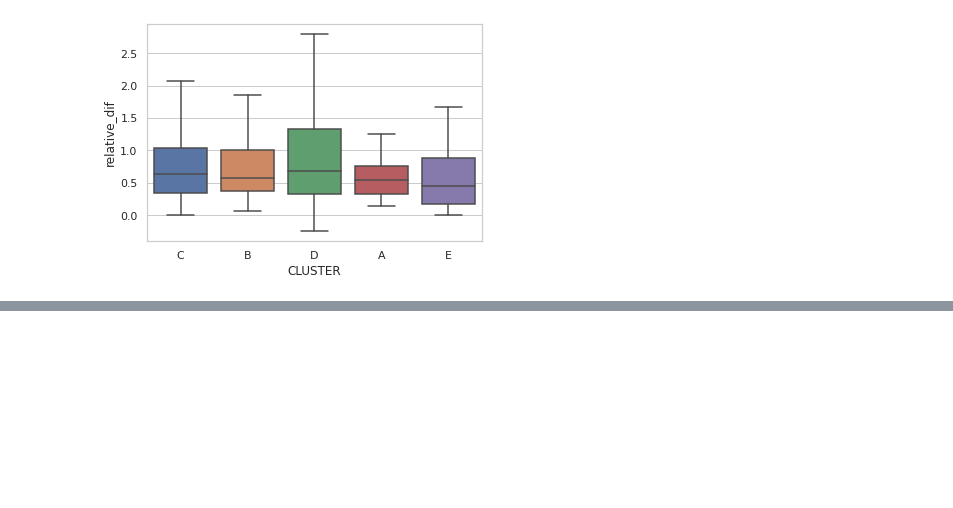
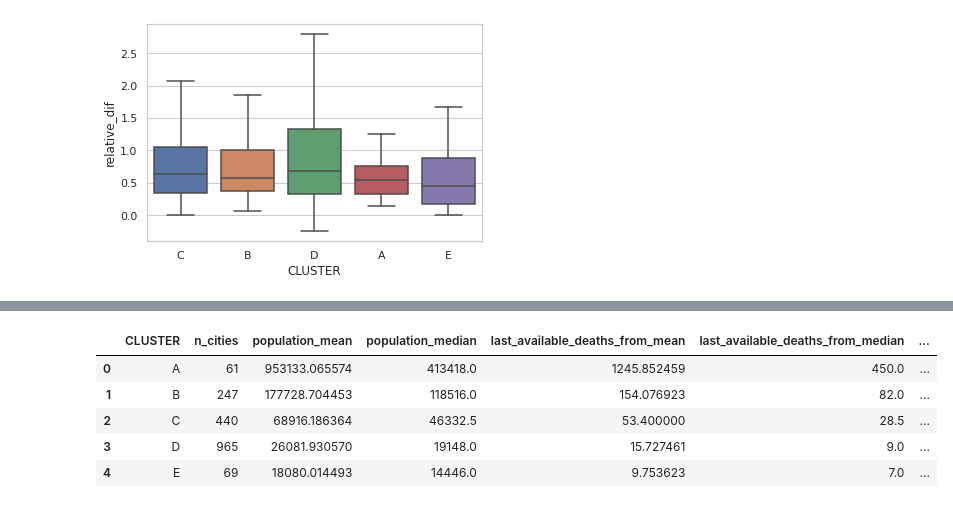
Before and after one commit to mirianbatista/covid-fatores, a Jupyter notebook: verao_covid.ipynb, the cells around one changed output, grey strips where cells are left out. Drawn from its saved outputs; the diff is of its cells as text; code cells hidden in the pictures; blank space fills up the shorter version.

```diff
--- a/verao_covid.ipynb
+++ b/verao_covid.ipynb
@@ -135,0 +127,10 @@ ax = sns.boxplot(x="CLUSTER", y="dif", data=covid_tur_aumento_categorias, showfl
+# %%
+categorias.reset_index(inplace=True)
+categorias
+# %% [output]
+|  | CLUSTER | n_cities | population_mean | population_median | last_available_deaths_from_mean | last_available_deaths_from_median | ... |
+| 0 | A | 61 | 953133.065574 | 413418.0 | 1245.852459 | 450.0 | ... |
+| 1 | B | 247 | 177728.704453 | 118516.0 | 154.076923 | 82.0 | ... |
+| 2 | C | 440 | 68916.186364 | 46332.5 | 53.400000 | 28.5 | ... |
+| 3 | D | 965 | 26081.930570 | 19148.0 | 15.727461 | 9.0 | ... |
+| 4 | E | 69 | 18080.014493 | 14446.0 | 9.753623 | 7.0 | ... |
```
Also changed, not shown: parts of 10 cells of this notebook.
